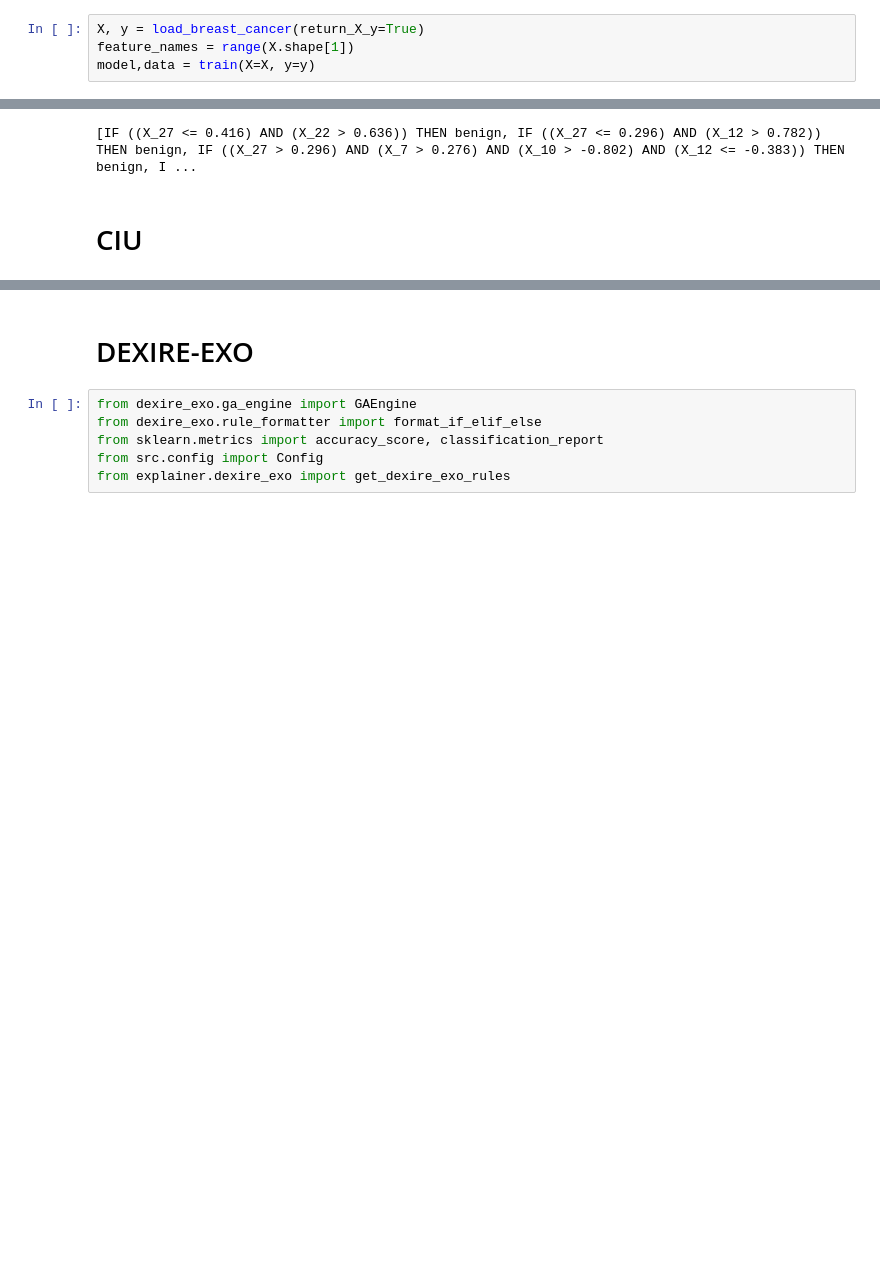
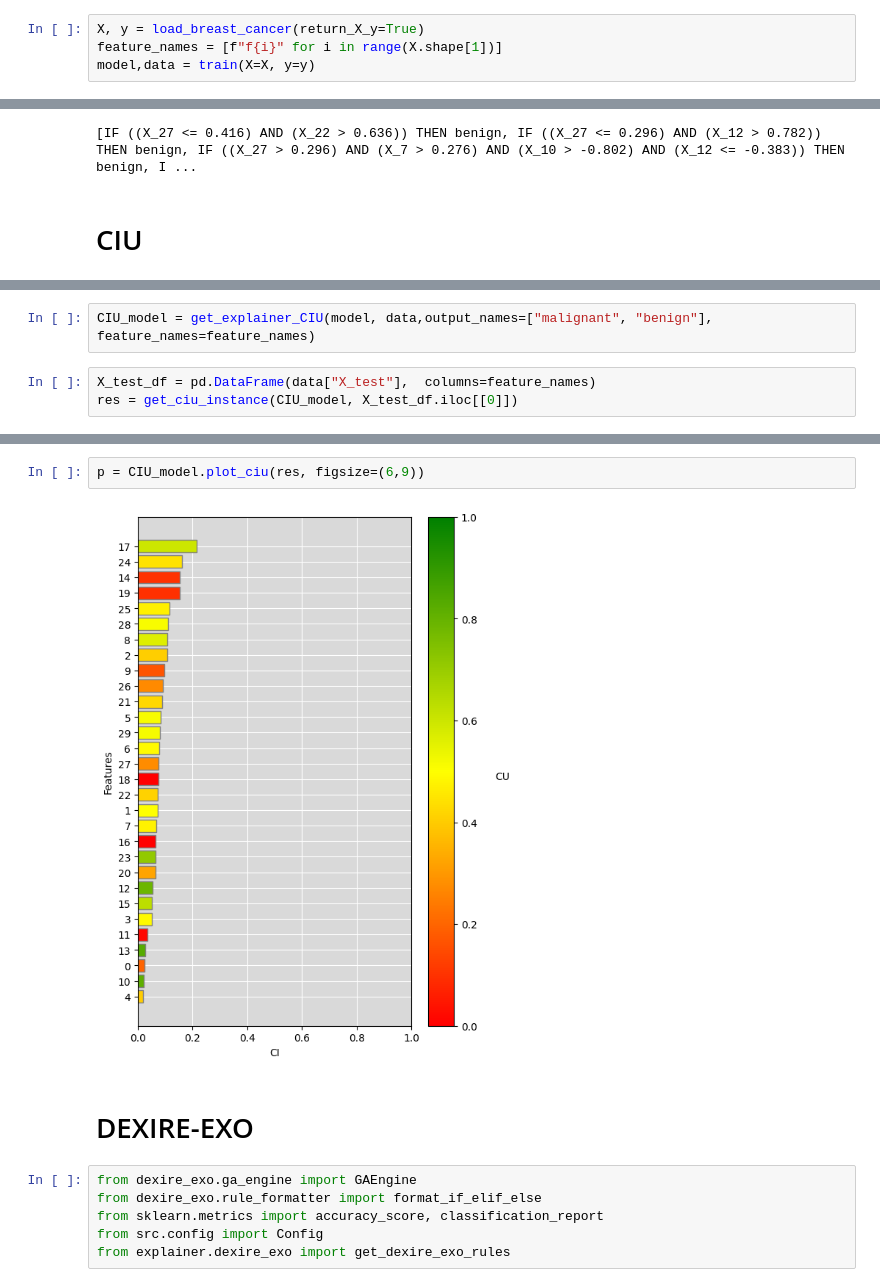
Before and after one commit to lamacrym0/xai-on-the-wall, a Jupyter notebook: main.ipynb, the cells around one changed output, grey strips where cells are left out. Cells and saved outputs as stored; diff of their text form; blank space fills up the shorter version.

Commit message:
CIU explainer done

```diff
--- a/main.ipynb
+++ b/main.ipynb
@@ -5,7 +5,7 @@ from src.train import train
 from sklearn.datasets import load_breast_cancer
 # %%
 X, y = load_breast_cancer(return_X_y=True)
-feature_names = range(X.shape[1])
+feature_names = [f"f{i}" for i in range(X.shape[1])]
 model,data = train(X=X, y=y)
 # %% [output]
 Target labels: [0 1]
@@ -102 +103,6 @@ from explainer.ciu import get_explain_CIU
+# %%
+CIU_model = get_explainer_CIU(model, data,output_names=["malignant", "benign"], feature_names=feature_names)
+# %%
+X_test_df = pd.DataFrame(data["X_test"],  columns=feature_names)
+res = get_ciu_instance(CIU_model, X_test_df.iloc[[0]])
 # %%
@@ -107,3 +128,7 @@ AttributeError: 'Sequential' object has no attribute 'predict'
+# %%
+p = CIU_model.plot_ciu(res, figsize=(6,9))
+# %% [output]
+[figure, added]
 # %% [markdown]
 # DEXIRE-EXO
 # %%
```
Also changed, not shown: parts of 3 cells of this notebook, 1 other file.
